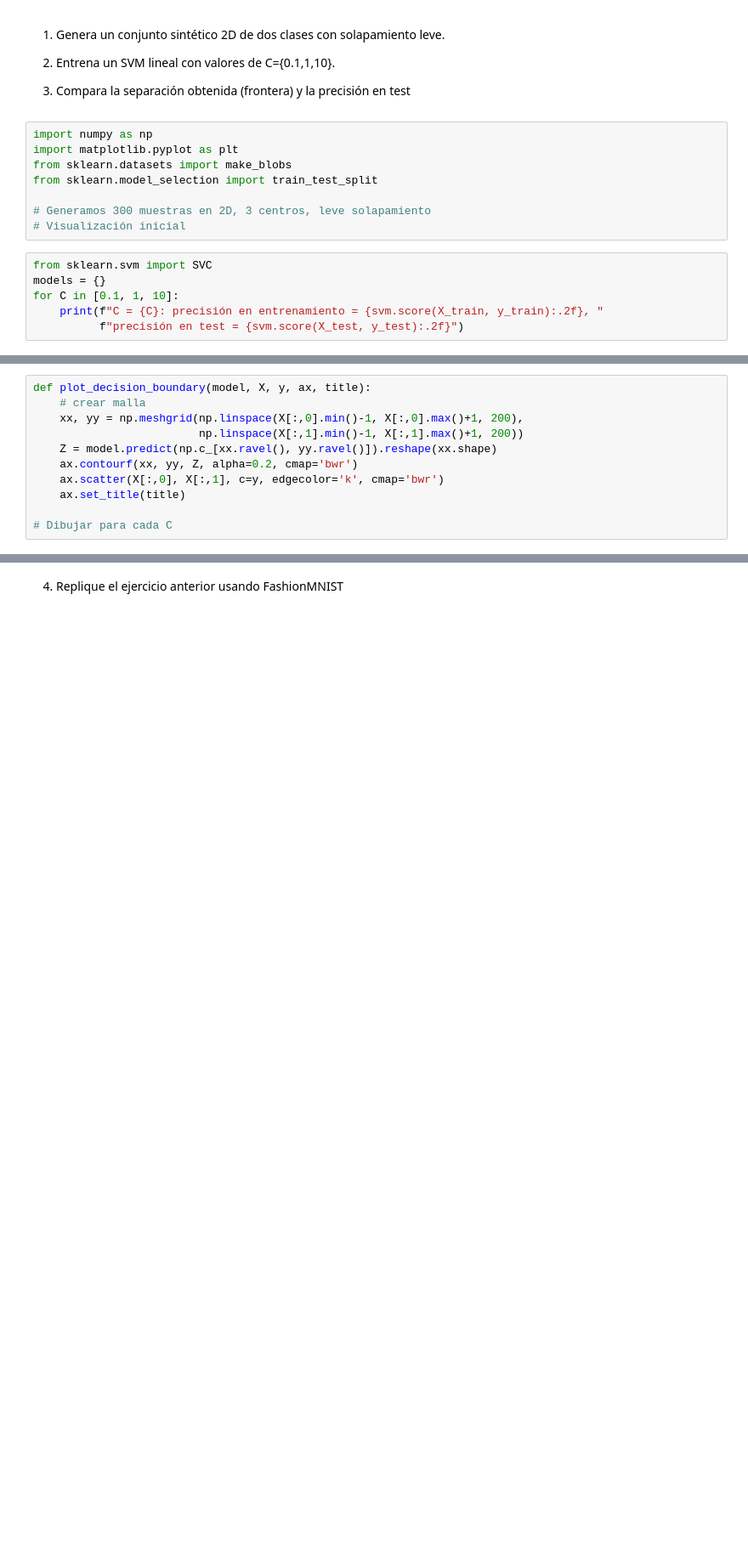
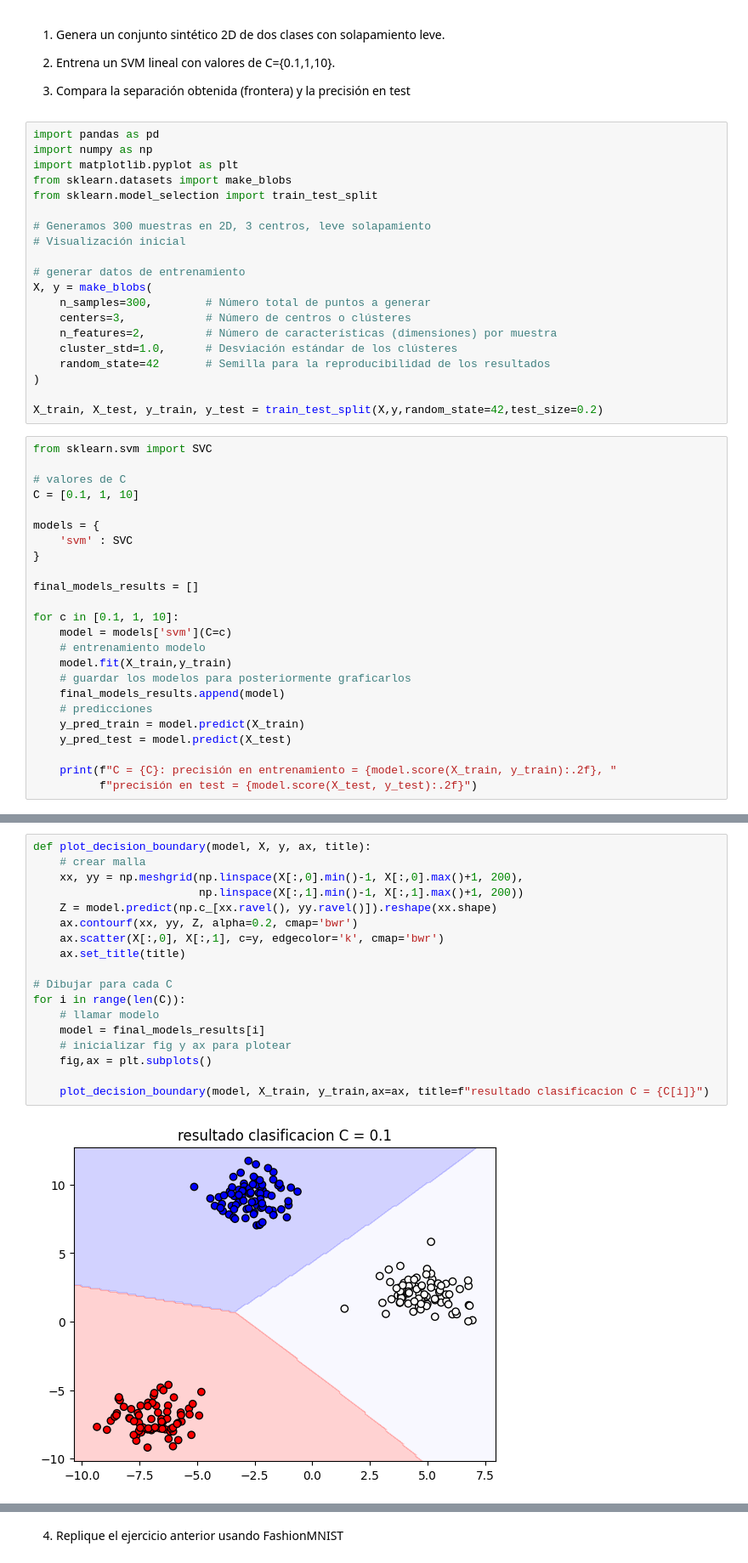
Before and after one commit to paquev/machine_learning, a Jupyter notebook: diplomado_uc/introduccion al machine learning/notebooks_clases/SVM_2.ipynb, the cells around one changed output, grey strips where cells are left out. Shown at 85% size. Saved outputs shown, nothing was run; the diff lists cells and outputs as text; blank space fills up the shorter version.

```diff
--- a/diplomado_uc/introduccion al machine learning/notebooks_clases/SVM_2.ipynb
+++ b/diplomado_uc/introduccion al machine learning/notebooks_clases/SVM_2.ipynb
@@ -5,6 +5,7 @@
 
 3. Compara la separación obtenida (frontera) y la precisión en test
 # %%
+import pandas as pd
 import numpy as np
 import matplotlib.pyplot as plt
 from sklearn.datasets import make_blobs
@@ -12,9 +13,38 @@ from sklearn.model_selection import train_test_split
 
 # Generamos 300 muestras en 2D, 3 centros, leve solapamiento
 # Visualización inicial
+
+# generar datos de entrenamiento
+X, y = make_blobs(
+    n_samples=300,        # Número total de puntos a generar
+    centers=3,            # Número de centros o clústeres
+    n_features=2,         # Número de características (dimensiones) por muestra
+    cluster_std=1.0,      # Desviación estándar de los clústeres
+    random_state=42       # Semilla para la reproducibilidad de los resultados
+)
+
+X_train, X_test, y_train, y_test = train_test_split(X,y,random_state=42,test_size=0.2)
 # %%
 from sklearn.svm import SVC
-models = {}
-for C in [0.1, 1, 10]:
-    print(f"C = {C}: precisión en entrenamiento = {svm.score(X_train, y_train):.2f}, "
-          f"precisión en test = {svm.score(X_test, y_test):.2f}")
+
+# valores de C
+C = [0.1, 1, 10]
+
+models = {
+    'svm' : SVC
+}
+
+final_models_results = []
+
+for c in [0.1, 1, 10]:
+    model = models['svm'](C=c)
+    # entrenamiento modelo
+    model.fit(X_train,y_train)
+    # guardar los modelos para posteriormente graficarlos
+    final_models_results.append(model)
+    # predicciones
+    y_pred_train = model.predict(X_train)
+    y_pred_test = model.predict(X_test)
+
+    print(f"C = {C}: precisión en entrenamiento = {model.score(X_train, y_train):.2f}, "
+          f"precisión en test = {model.score(X_test, y_test):.2f}")
@@ -21,11 +55,20 @@ for C in [0.1, 1, 10]:
 # %%
 def plot_decision_boundary(model, X, y, ax, title):
     # crear malla
     xx, yy = np.meshgrid(np.linspace(X[:,0].min()-1, X[:,0].max()+1, 200),
                          np.linspace(X[:,1].min()-1, X[:,1].max()+1, 200))
     Z = model.predict(np.c_[xx.ravel(), yy.ravel()]).reshape(xx.shape)
     ax.contourf(xx, yy, Z, alpha=0.2, cmap='bwr')
     ax.scatter(X[:,0], X[:,1], c=y, edgecolor='k', cmap='bwr')
     ax.set_title(title)
 
 # Dibujar para cada C
+for i in range(len(C)):
+    # llamar modelo
+    model = final_models_results[i]
+    # inicializar fig y ax para plotear
+    fig,ax = plt.subplots()
+
+    plot_decision_boundary(model, X_train, y_train,ax=ax, title=f"resultado clasificacion C = {C[i]}")
+# %% [output]
+[figure, added]
```
Also changed, not shown: parts of 8 cells of this notebook, 15 other files.
